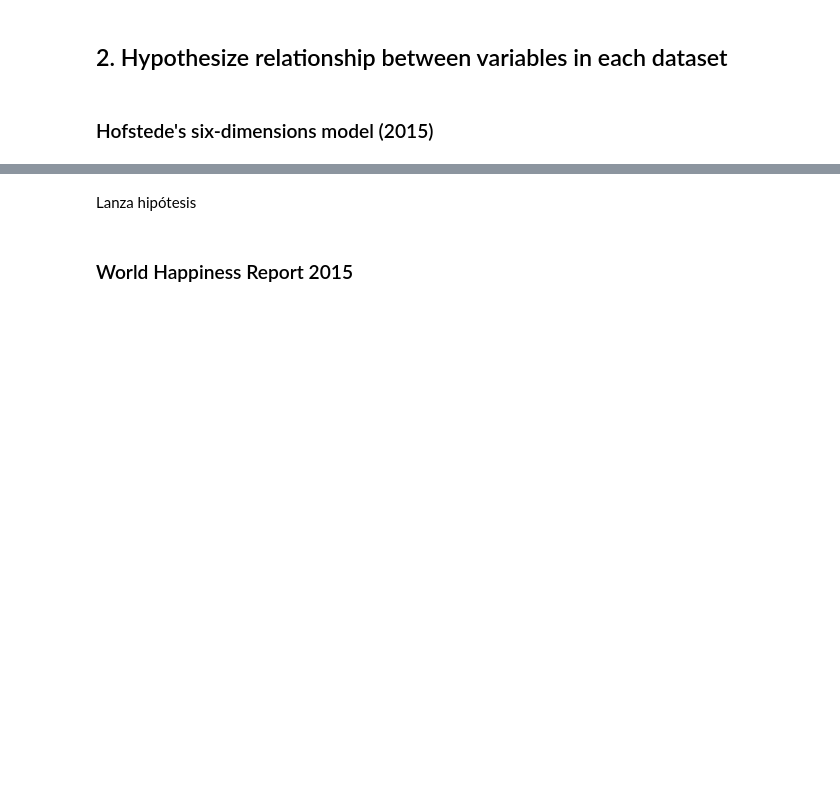
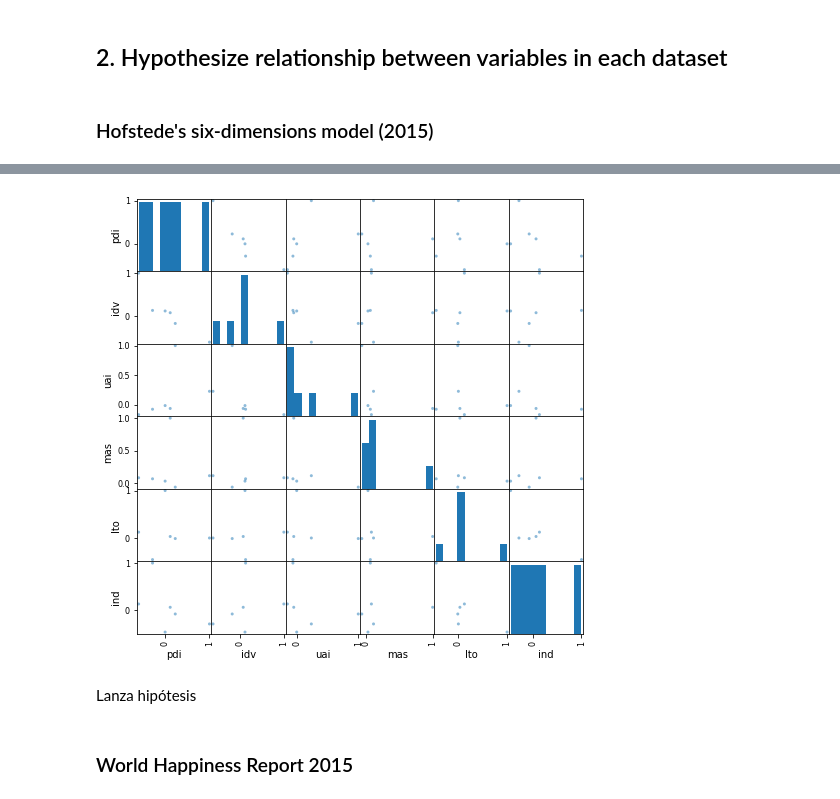
Before and after one commit to ta-datapt-bcn/project-statistical-analysis, a Jupyter notebook: your-code/Does culture affects hapiness perception.ipynb, the cells around one changed output, grey strips where cells are left out. Saved outputs shown, nothing was run; the diff lists cells and outputs as text; code cells hidden in the pictures; blank space fills up the shorter version.

```diff
--- a/your-code/Does culture affects hapiness perception.ipynb
+++ b/your-code/Does culture affects hapiness perception.ipynb
@@ -314,3 +312,8 @@ cultural_dimensinality.corr().style.background_gradient(cmap=("coolwarm"))
+# %%
+sm = scatter_matrix(cultural_dimensionality.corr(),figsize=(8,8))
+plt.show()
+# %% [output]
+[figure, added]
 # %% [markdown]
 Lanza hipótesis
 # %% [markdown]
```
Also changed, not shown: parts of 17 cells of this notebook.
